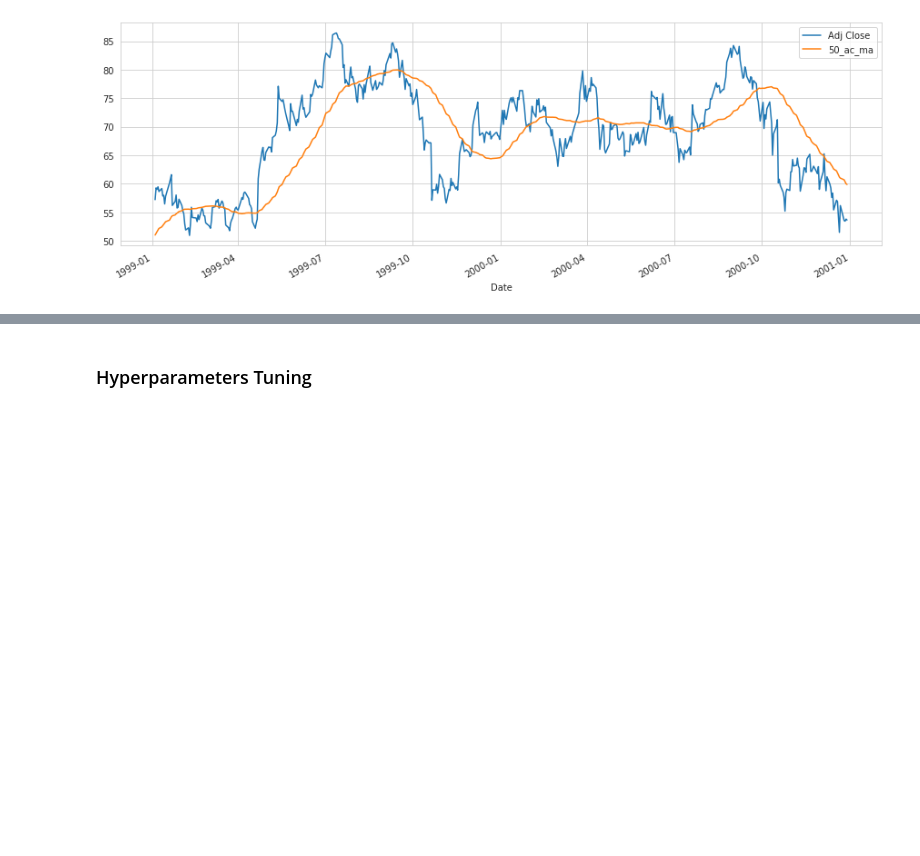
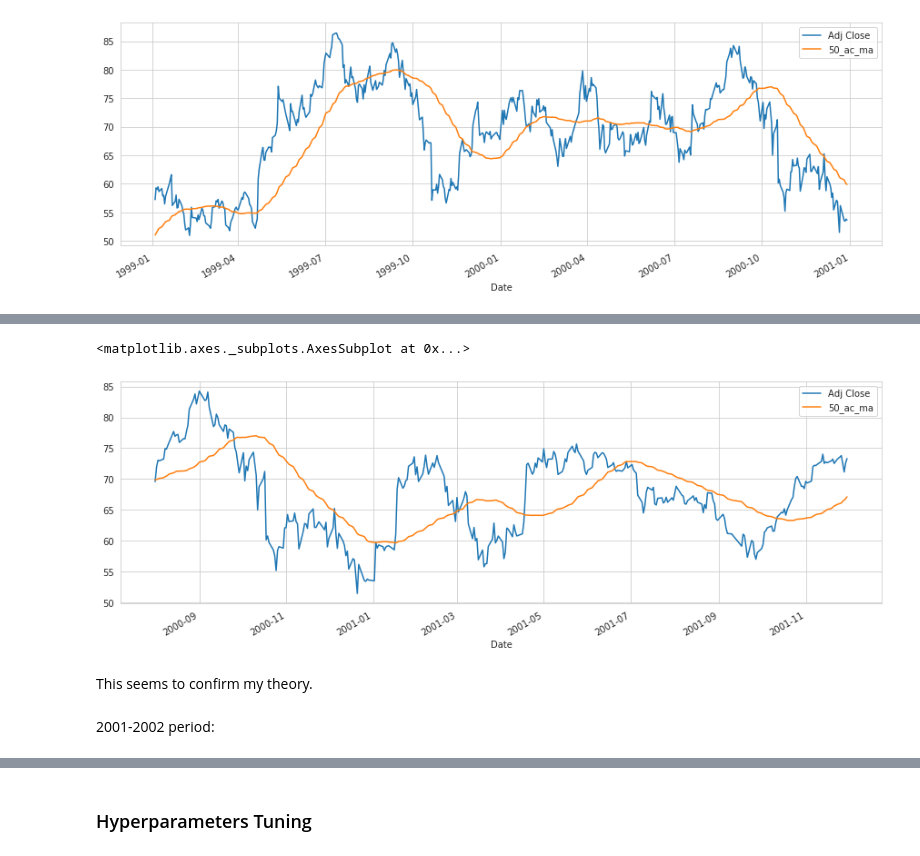
Before and after one commit to alfreedolf/ml-spp, a Jupyter notebook: DeepAR-StockPricesPredictions.ipynb, the cells around one changed output, grey strips where cells are left out. Cells and saved outputs as stored; diff of their text form; code cells hidden in the pictures; blank space fills up the shorter version.

```diff
--- a/DeepAR-StockPricesPredictions.ipynb
+++ b/DeepAR-StockPricesPredictions.ipynb
@@ -492,0 +530,9 @@ My hipotesis is that IBM can have an annual pattern, from september to october
+# %%
+df_ibm[start_date:end_date][['Adj Close', '50_ac_ma']].plot(legend=True,figsize=(15,5))
+# %% [output]
+<matplotlib.axes._subplots.AxesSubplot at 0x...>
+[figure, added]
+# %% [markdown]
+This seems to confirm my theory.
+# %% [markdown]
+2001-2002 period:
```
Also changed, not shown: parts of 130 cells of this notebook, 3 other files.
